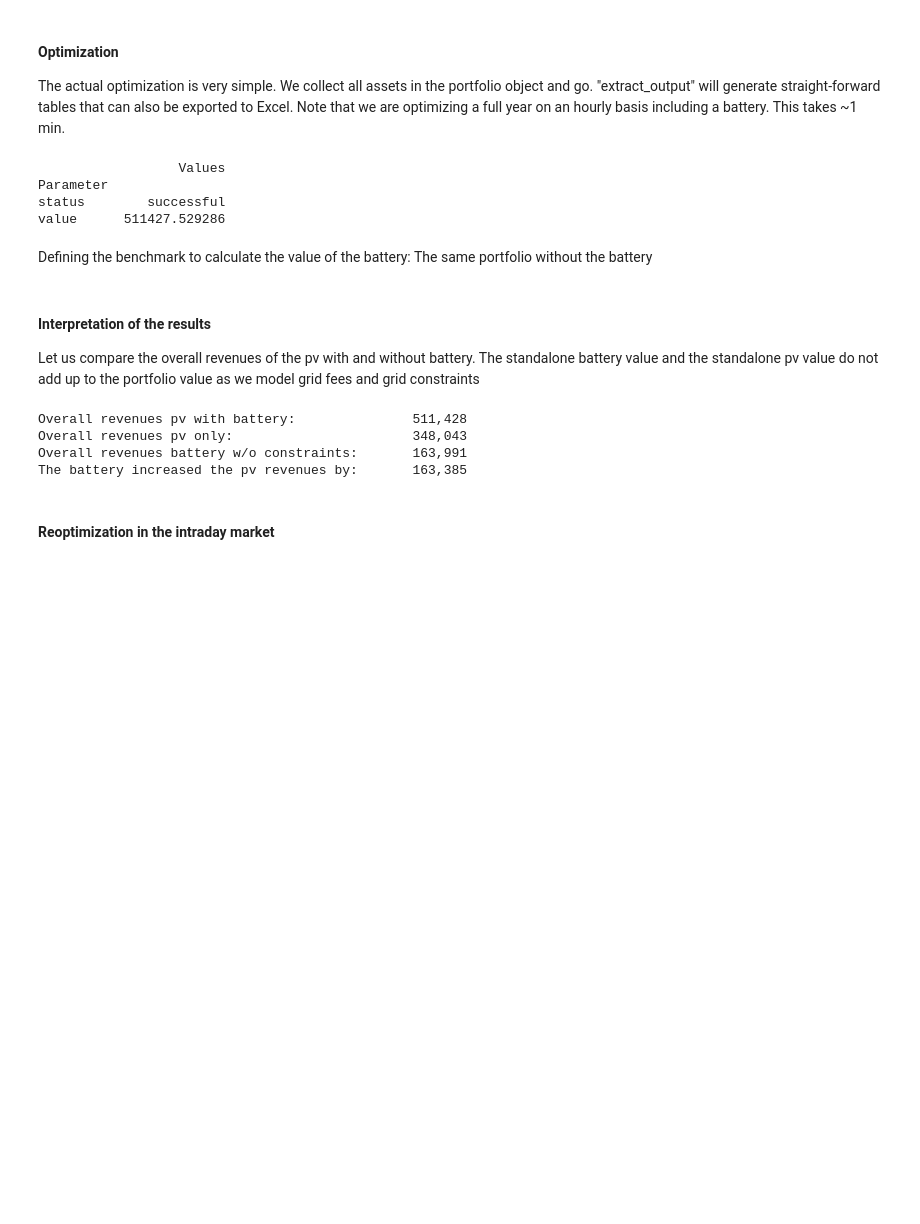
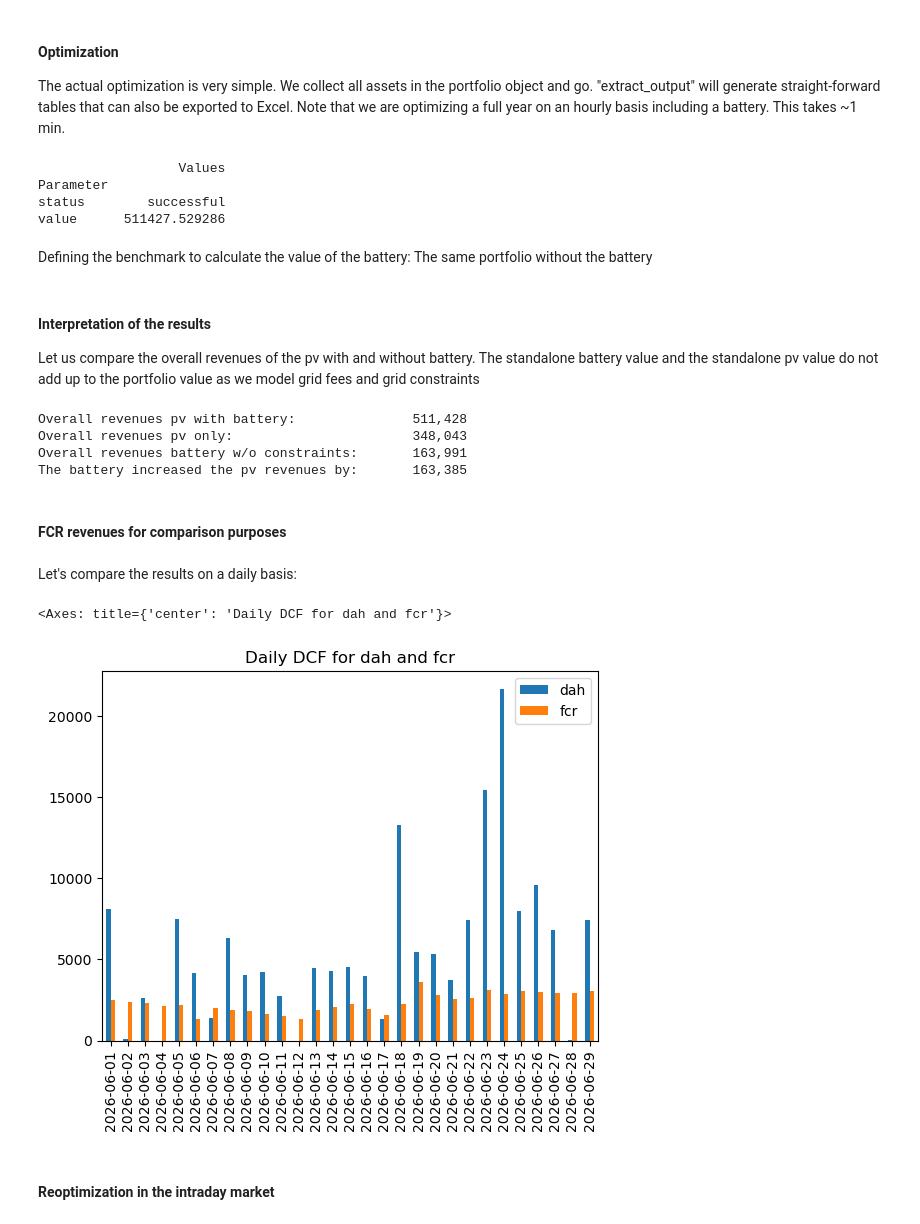
Before and after one commit to RIVACON/EAO, a Jupyter notebook: doc/source/samples/bess_backtest/bess_backtest.ipynb, the cells around one changed output. Drawn from its saved outputs; the diff is of its cells as text; code cells hidden in the pictures; blank space fills up the shorter version.

```diff
--- a/doc/source/samples/bess_backtest/bess_backtest.ipynb
+++ b/doc/source/samples/bess_backtest/bess_backtest.ipynb
@@ -114,7 +116,7 @@ market_id = eao.assets.SimpleContract(  name = 'id',
 
 
 ### Market without constraints. This is used for benchmarking the battery optimization.
-market_without_constraints = eao.assets.SimpleContract(    name = 'unconstrained_market',
+market_without_constraints = eao.assets.SimpleContract(    name = 'dah',
                                         nodes       = behind_meter,
                                         price       = 'dah',
                                         min_cap     = -1000, # unlimited feed-in
@@ -165,6 +167,24 @@ Overall revenues pv with battery:               511,428
 Overall revenues pv only:                       348,043
 Overall revenues battery w/o constraints:       163,991
 The battery increased the pv revenues by:       163,385
+# %% [markdown]
+#### FCR revenues for comparison purposes
+# %%
+# add fcr revenues
+out_battery_benchmark['dispatch']['fcr'] = 0.8 * battery_data['cap']  # 80% FCR restriction. What about the grid constraint?
+out_battery_benchmark['DCF']['fcr'] = out_battery_benchmark['dispatch']['fcr'] * out_battery_benchmark['prices']['input data: fcr']
+out_battery_benchmark['summary'].loc['fcr_value'] =  out_battery_benchmark['DCF']['fcr'].sum()
+# %% [markdown]
+Let's compare the results on a daily basis:
+# %%
+# plot the DCF for dah and id and fcr on a daily basis as bar chart
+# remove time and timezone from the index for better plotting
+plot_data = out_battery_benchmark['DCF'].loc[:, ['dah', 'fcr']].resample('D').sum()
+plot_data.index = plot_data.index.date
+plot_data.plot.bar(stacked=False, title='Daily DCF for dah and fcr')
+# %% [output]
+<Axes: title={'center': 'Daily DCF for dah and fcr'}>
+[figure, added]
 # %% [markdown]
 #### Reoptimization in the intraday market
 # %%
```
Also changed, not shown: parts of 5 cells of this notebook.
